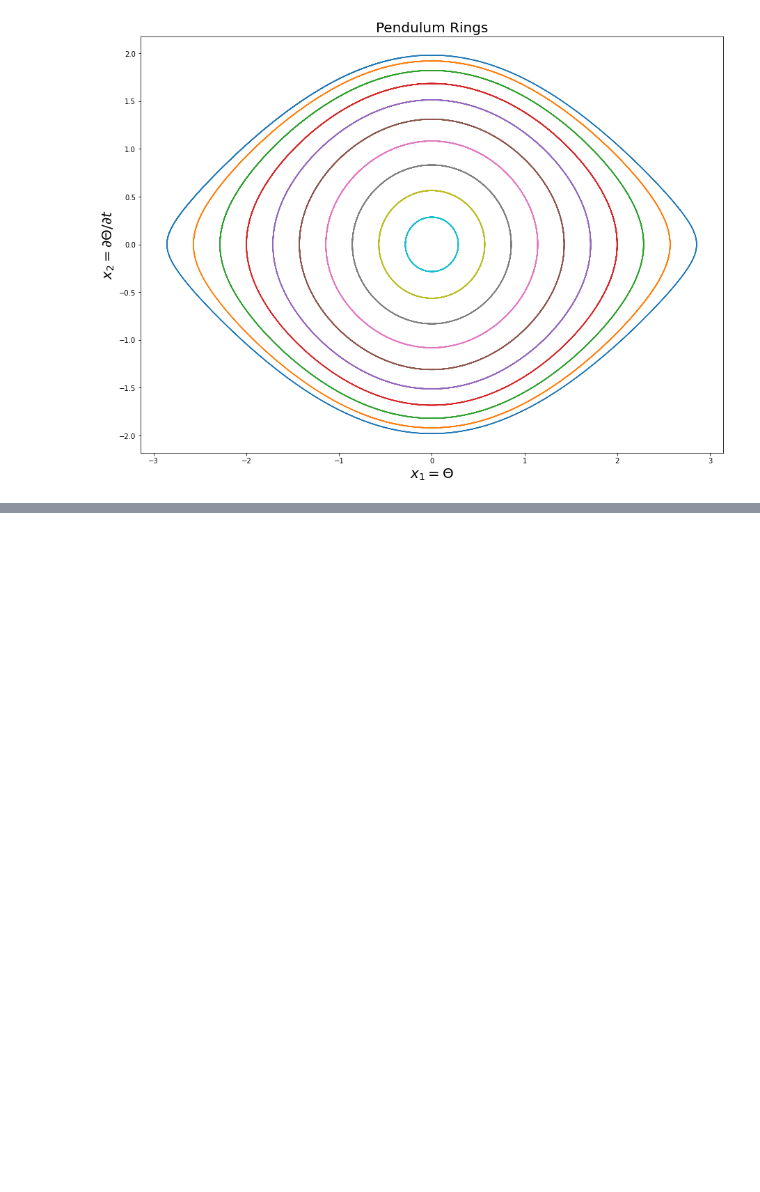
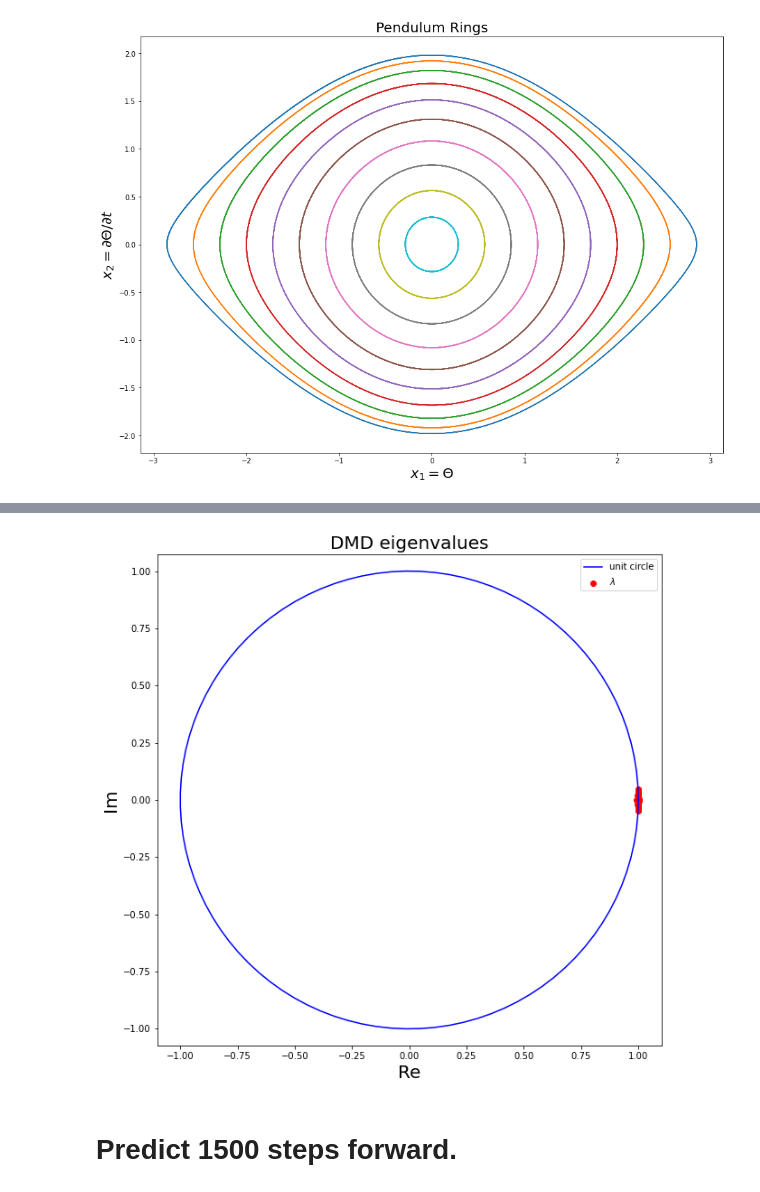
Before and after one commit to opaliss/dmd_autoencoder, a Jupyter notebook: analysis/compare_pendulum_jan_19th.ipynb, the cells around one changed output, grey strips where cells are left out. Cells and saved outputs as stored; diff of their text form; code cells hidden in the pictures; blank space fills up the shorter version.

```diff
--- a/analysis/compare_pendulum_jan_19th.ipynb
+++ b/analysis/compare_pendulum_jan_19th.ipynb
@@ -83,0 +143,28 @@ ValueError: Dimension 0 in both shapes must be equal, but are 10 and 256. Shapes
+# %%
+fig, ax = plt.subplots(figsize=(10, 10))
+
+rect = fig.patch
+rect.set_facecolor("white")
+
+# plot unit circle.
+t = np.linspace(0, 2 * np.pi, 100)
+ax.plot(np.cos(t), np.sin(t), "b", label="unit circle")
+
+# compute the eigenvalues.
+w, v = np.linalg.eig(A)
+
+# plot the eigenvalues.
+ax.scatter(w.real, w.imag, color="r", label="$\lambda$")
+
+ax.set_title("DMD eigenvalues", fontsize=20)
+ax.set_ylabel("Im", fontsize=20)
+ax.set_xlabel("Re", fontsize=20)
+ax.set_ylim(-1.1, 1.1)
+ax.set_xlim(-1.1, 1.1)
+
+_ = plt.axis("equal")
+_ = plt.legend()
+# %% [output]
+[figure, added]
+# %% [markdown]
+# Predict 1500 steps forward.
```
Also changed, not shown: parts of 20 cells of this notebook, 15 other files.
